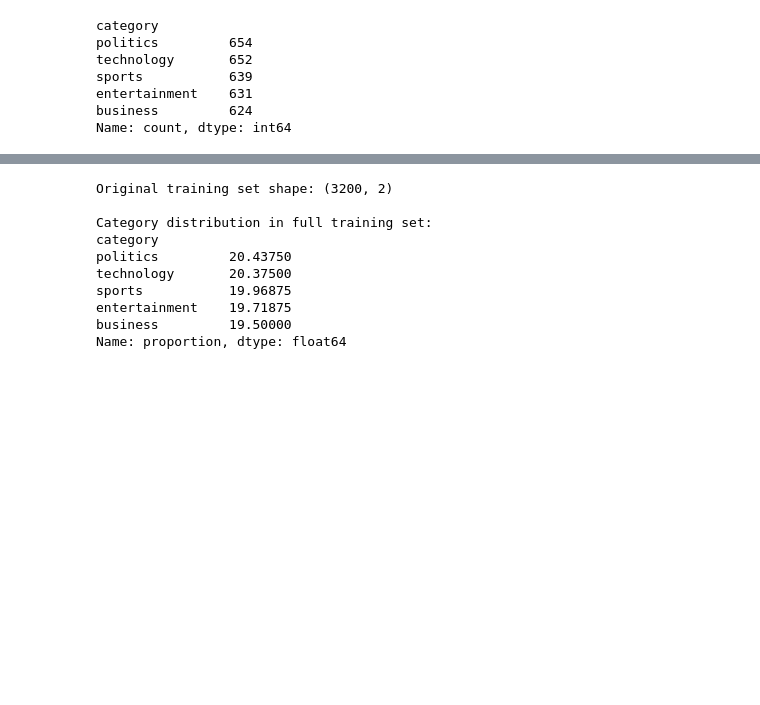
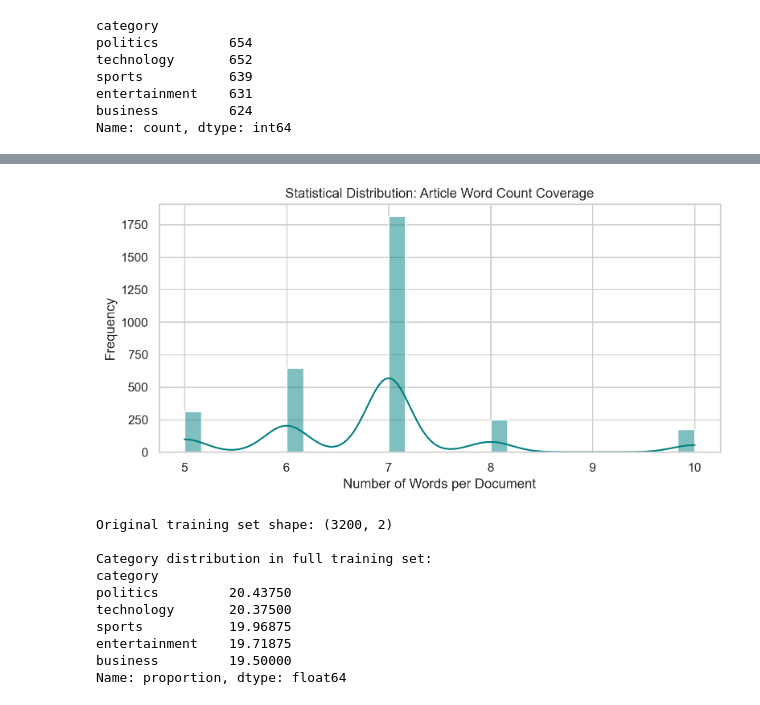
Before and after one commit to francescachn/Text-mining-project, a Jupyter notebook: project.ipynb, the cells around one changed output, grey strips where cells are left out. Cells and saved outputs as stored; diff of their text form; code cells hidden in the pictures; blank space fills up the shorter version.

```diff
--- a/project.ipynb
+++ b/project.ipynb
@@ -106,3 +114,17 @@ Passing `palette` without assigning `hue` is deprecated and will be removed in v
+# %%
+#Coverage / Vocabulary Length Distribution (Word Count per Article)
+train_df["word_count"] = train_df["cleaned_content"].apply(
+    lambda x: len(x.split())
+)
+
+plt.figure(figsize=(9, 4))
+sns.histplot(train_df["word_count"], bins=30, kde=True, color="teal")
+plt.title("Statistical Distribution: Article Word Count Coverage")
+plt.xlabel("Number of Words per Document")
+plt.ylabel("Frequency")
+plt.show()
+# %% [output]
+[figure, added]
 # %%
 print(f"Original training set shape: {train_df.shape}")
 print("\nCategory distribution in full training set:")
```
Also changed, not shown: parts of 10 cells of this notebook.
